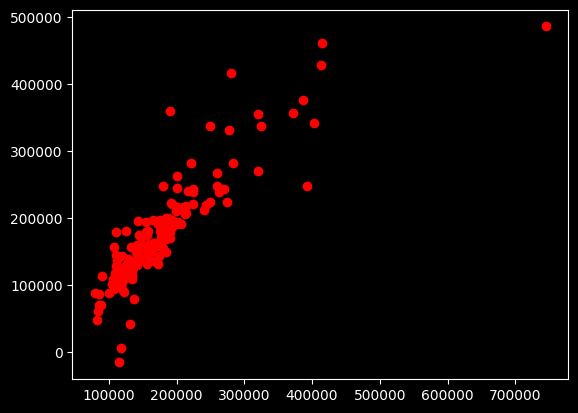
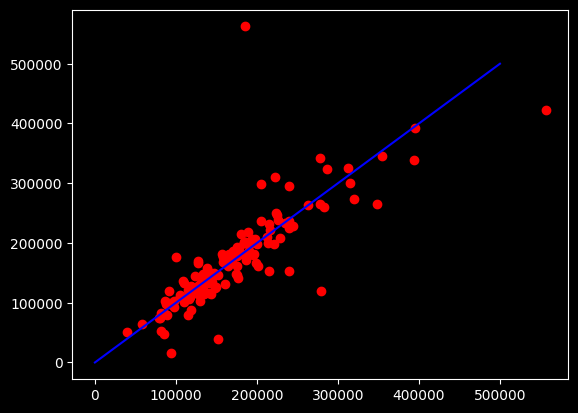
Code edit (unified diff) that turned the first committed figure into the second:
--- before
+++ after
@@ -1,3 +1,4 @@
 import matplotlib.pyplot as plt
 plt.scatter(y_test, y_pred, color="red")
+plt.plot([0, 500_000], [0, 500_000], color="blue")
 plt.show()

Commit: Try to get it working